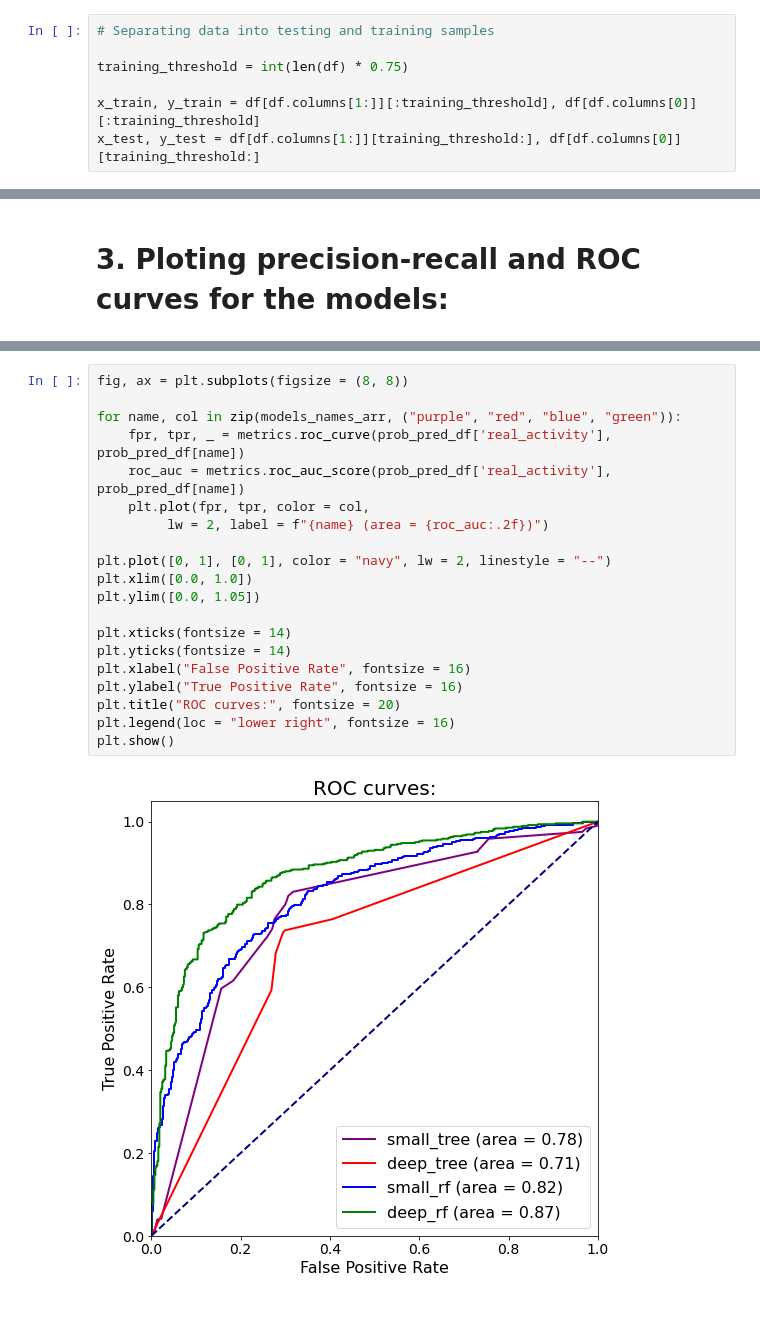
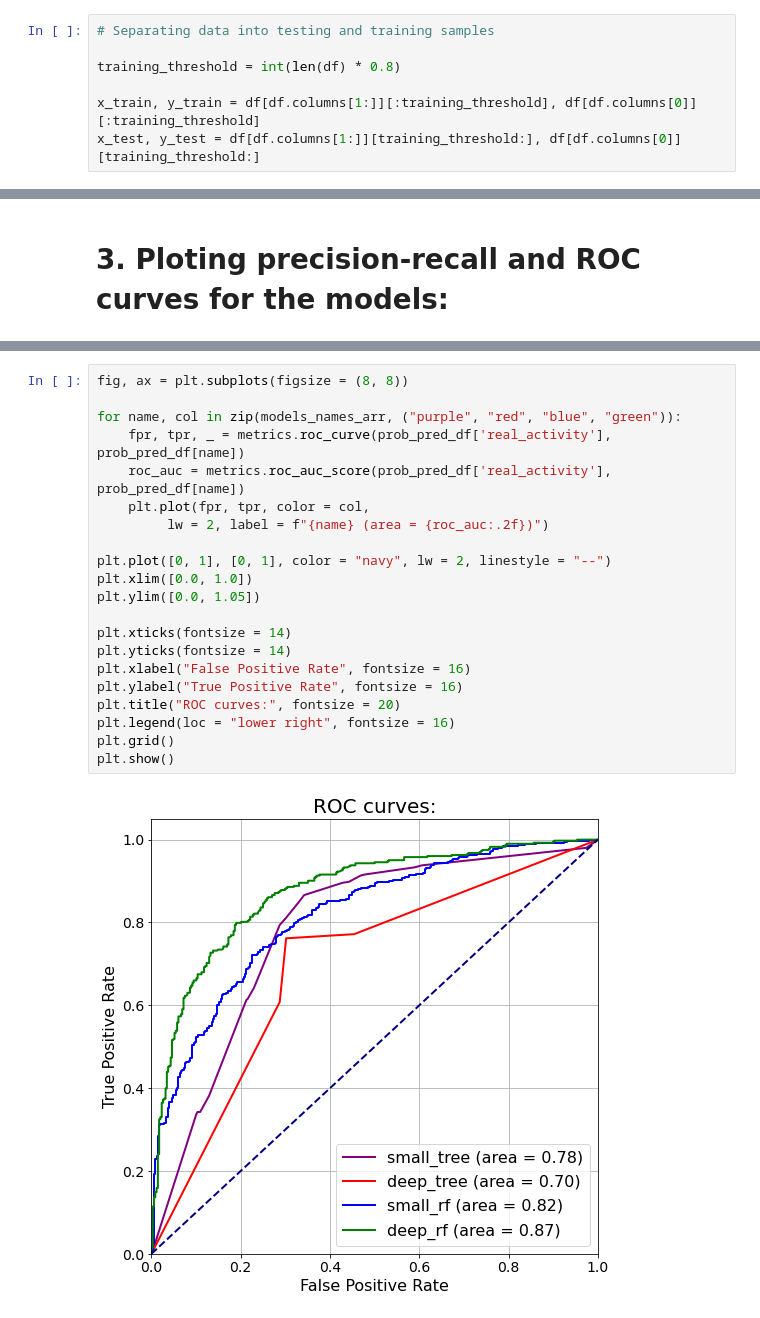
Before and after one commit to belpablo/Machine_Learning_Tecnologies_2022, a Jupyter notebook: Task_1/Belenko_Pavel_J41325c_MLT_2022_Task_1.ipynb, the cells around one changed output, grey strips where cells are left out. Cells and saved outputs as stored; diff of their text form.

```diff
--- a/Task_1/Belenko_Pavel_J41325c_MLT_2022_Task_1.ipynb
+++ b/Task_1/Belenko_Pavel_J41325c_MLT_2022_Task_1.ipynb
@@ -54,7 +54,7 @@ df
 # %%
 # Separating data into testing and training samples
 
-training_threshold = int(len(df) * 0.75)
+training_threshold = int(len(df) * 0.8)
 
 x_train, y_train = df[df.columns[1:]][:training_threshold], df[df.columns[0]][:training_threshold]
 x_test, y_test = df[df.columns[1:]][training_threshold:], df[df.columns[0]][training_threshold:]
@@ -156,22 +156,23 @@ for id, name in enumerate(models_names_arr):
 # %%
 fig, ax = plt.subplots(figsize = (8, 8))
 
 for name, col in zip(models_names_arr, ("purple", "red", "blue", "green")):
     fpr, tpr, _ = metrics.roc_curve(prob_pred_df['real_activity'], prob_pred_df[name])
     roc_auc = metrics.roc_auc_score(prob_pred_df['real_activity'], prob_pred_df[name])
     plt.plot(fpr, tpr, color = col,
          lw = 2, label = f"{name} (area = {roc_auc:.2f})")
 
 plt.plot([0, 1], [0, 1], color = "navy", lw = 2, linestyle = "--")
 plt.xlim([0.0, 1.0])
 plt.ylim([0.0, 1.05])
 
 plt.xticks(fontsize = 14)
 plt.yticks(fontsize = 14)
 plt.xlabel("False Positive Rate", fontsize = 16)
 plt.ylabel("True Positive Rate", fontsize = 16)
 plt.title("ROC curves:", fontsize = 20)
 plt.legend(loc = "lower right", fontsize = 16)
+plt.grid()
 plt.show()
 # %% [output]
-[figure, old version]
+[figure, new version]
```
Also changed, not shown: parts of 8 cells of this notebook.
